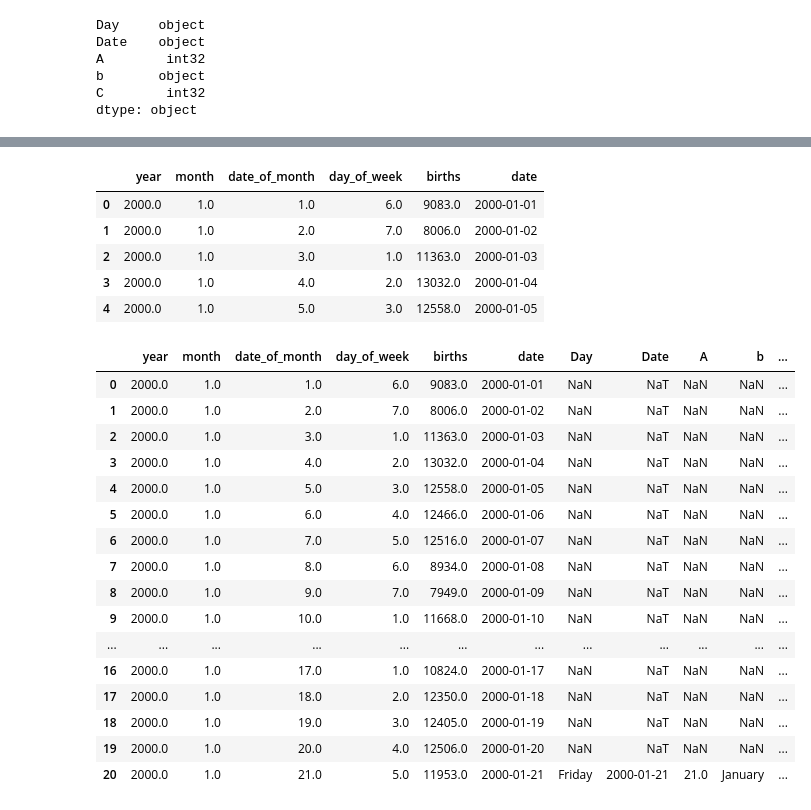
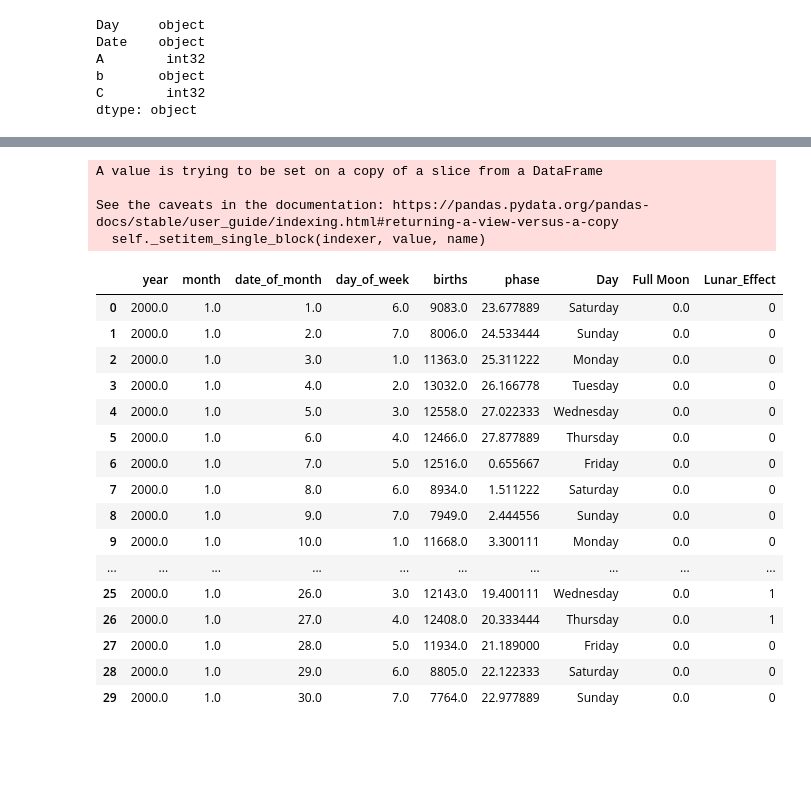
Before and after one commit to Yasminem2022/Final_Project, a Jupyter notebook: ETL_Datasets.ipynb, the cells around one changed output, grey strips where cells are left out. Drawn from its saved outputs; the diff is of its cells as text; code cells hidden in the pictures; blank space fills up the shorter version.

Commit message:
Added 'Lunar Effect' column to identify dates within 7days of full moons

```diff
--- a/ETL_Datasets.ipynb
+++ b/ETL_Datasets.ipynb
@@ -83,0 +261,5 @@ moon_df.head()
+# %%
+# Create a 'Lunar Effect' column to display whether a date is with +- 7 days of the full moon
+df['Lunar_Effect'] = 0
+
+df.head(21)
@@ -122,32 +293,30 @@ birth_df.dropna(axis=0, how='any', thresh=None, subset=None, inplace=False)
-# %%
-birth_df['date'] = pd.to_datetime(birth_df['date'])
-birth_df.head()
-# %% [output]
-|  | year | month | date_of_month | day_of_week | births | date |
-| 0 | 2000.0 | 1.0 | 1.0 | 6.0 | 9083.0 | 2000-01-01 |
-| 1 | 2000.0 | 1.0 | 2.0 | 7.0 | 8006.0 | 2000-01-02 |
-| 2 | 2000.0 | 1.0 | 3.0 | 1.0 | 11363.0 | 2000-01-03 |
-| 3 | 2000.0 | 1.0 | 4.0 | 2.0 | 13032.0 | 2000-01-04 |
-| 4 | 2000.0 | 1.0 | 5.0 | 3.0 | 12558.0 | 2000-01-05 |
-# %%
-df = pd.merge(birth_df,moon_df, how='left',left_on='date', right_on=moon_df['Date'])
+# %%
+# Locate the rows where 'phase' is between 7 and 21 (i.e. within +- 7 days of the full moon). Change their 'Lunar_Effect' value to 1.
+df['Lunar_Effect'].loc[df['phase']<21] = 1
+# %% [output]
+A value is trying to be set on a copy of a slice from a DataFrame
+
+See the caveats in the documentation: https://pandas.pydata.org/pandas-docs/stable/user_guide/indexing.html#returning-a-view-versus-a-copy
+  self._setitem_single_block(indexer, value, name)
+# %%
+df['Lunar_Effect'].loc[df['phase']<7] = 0
 # %%
-df.head(21)
+df.head(30)
 # %% [output]
-|  | year | month | date_of_month | day_of_week | births | date | Day | Date | A | b | ... |
-| 0 | 2000.0 | 1.0 | 1.0 | 6.0 | 9083.0 | 2000-01-01 | NaN | NaT | NaN | NaN | ... |
-| 1 | 2000.0 | 1.0 | 2.0 | 7.0 | 8006.0 | 2000-01-02 | NaN | NaT | NaN | NaN | ... |
-| 2 | 2000.0 | 1.0 | 3.0 | 1.0 | 11363.0 | 2000-01-03 | NaN | NaT | NaN | NaN | ... |
-| 3 | 2000.0 | 1.0 | 4.0 | 2.0 | 13032.0 | 2000-01-04 | NaN | NaT | NaN | NaN | ... |
-| 4 | 2000.0 | 1.0 | 5.0 | 3.0 | 12558.0 | 2000-01-05 | NaN | NaT | NaN | NaN | ... |
-| 5 | 2000.0 | 1.0 | 6.0 | 4.0 | 12466.0 | 2000-01-06 | NaN | NaT | NaN | NaN | ... |
-| 6 | 2000.0 | 1.0 | 7.0 | 5.0 | 12516.0 | 2000-01-07 | NaN | NaT | NaN | NaN | ... |
-| 7 | 2000.0 | 1.0 | 8.0 | 6.0 | 8934.0 | 2000-01-08 | NaN | NaT | NaN | NaN | ... |
-| 8 | 2000.0 | 1.0 | 9.0 | 7.0 | 7949.0 | 2000-01-09 | NaN | NaT | NaN | NaN | ... |
-| 9 | 2000.0 | 1.0 | 10.0 | 1.0 | 11668.0 | 2000-01-10 | NaN | NaT | NaN | NaN | ... |
-| ... | ... | ... | ... | ... | ... | ... | ... | ... | ... | ... | ... |
-| 16 | 2000.0 | 1.0 | 17.0 | 1.0 | 10824.0 | 2000-01-17 | NaN | NaT | NaN | NaN | ... |
-| 17 | 2000.0 | 1.0 | 18.0 | 2.0 | 12350.0 | 2000-01-18 | NaN | NaT | NaN | NaN | ... |
-| 18 | 2000.0 | 1.0 | 19.0 | 3.0 | 12405.0 | 2000-01-19 | NaN | NaT | NaN | NaN | ... |
-| 19 | 2000.0 | 1.0 | 20.0 | 4.0 | 12506.0 | 2000-01-20 | NaN | NaT | NaN | NaN | ... |
-| 20 | 2000.0 | 1.0 | 21.0 | 5.0 | 11953.0 | 2000-01-21 | Friday | 2000-01-21 | 21.0 | January | ... |
+|  | year | month | date_of_month | day_of_week | births | phase | Day | Full Moon | Lunar_Effect |
+| 0 | 2000.0 | 1.0 | 1.0 | 6.0 | 9083.0 | 23.677889 | Saturday | 0.0 | 0 |
+| 1 | 2000.0 | 1.0 | 2.0 | 7.0 | 8006.0 | 24.533444 | Sunday | 0.0 | 0 |
+| 2 | 2000.0 | 1.0 | 3.0 | 1.0 | 11363.0 | 25.311222 | Monday | 0.0 | 0 |
+| 3 | 2000.0 | 1.0 | 4.0 | 2.0 | 13032.0 | 26.166778 | Tuesday | 0.0 | 0 |
+| 4 | 2000.0 | 1.0 | 5.0 | 3.0 | 12558.0 | 27.022333 | Wednesday | 0.0 | 0 |
+| 5 | 2000.0 | 1.0 | 6.0 | 4.0 | 12466.0 | 27.877889 | Thursday | 0.0 | 0 |
+| 6 | 2000.0 | 1.0 | 7.0 | 5.0 | 12516.0 | 0.655667 | Friday | 0.0 | 0 |
+| 7 | 2000.0 | 1.0 | 8.0 | 6.0 | 8934.0 | 1.511222 | Saturday | 0.0 | 0 |
+| 8 | 2000.0 | 1.0 | 9.0 | 7.0 | 7949.0 | 2.444556 | Sunday | 0.0 | 0 |
+| 9 | 2000.0 | 1.0 | 10.0 | 1.0 | 11668.0 | 3.300111 | Monday | 0.0 | 0 |
+| ... | ... | ... | ... | ... | ... | ... | ... | ... | ... |
+| 25 | 2000.0 | 1.0 | 26.0 | 3.0 | 12143.0 | 19.400111 | Wednesday | 0.0 | 1 |
+| 26 | 2000.0 | 1.0 | 27.0 | 4.0 | 12408.0 | 20.333444 | Thursday | 0.0 | 1 |
+| 27 | 2000.0 | 1.0 | 28.0 | 5.0 | 11934.0 | 21.189000 | Friday | 0.0 | 0 |
+| 28 | 2000.0 | 1.0 | 29.0 | 6.0 | 8805.0 | 22.122333 | Saturday | 0.0 | 0 |
+| 29 | 2000.0 | 1.0 | 30.0 | 7.0 | 7764.0 | 22.977889 | Sunday | 0.0 | 0 |
```
Also changed, not shown: parts of 42 cells of this notebook.
